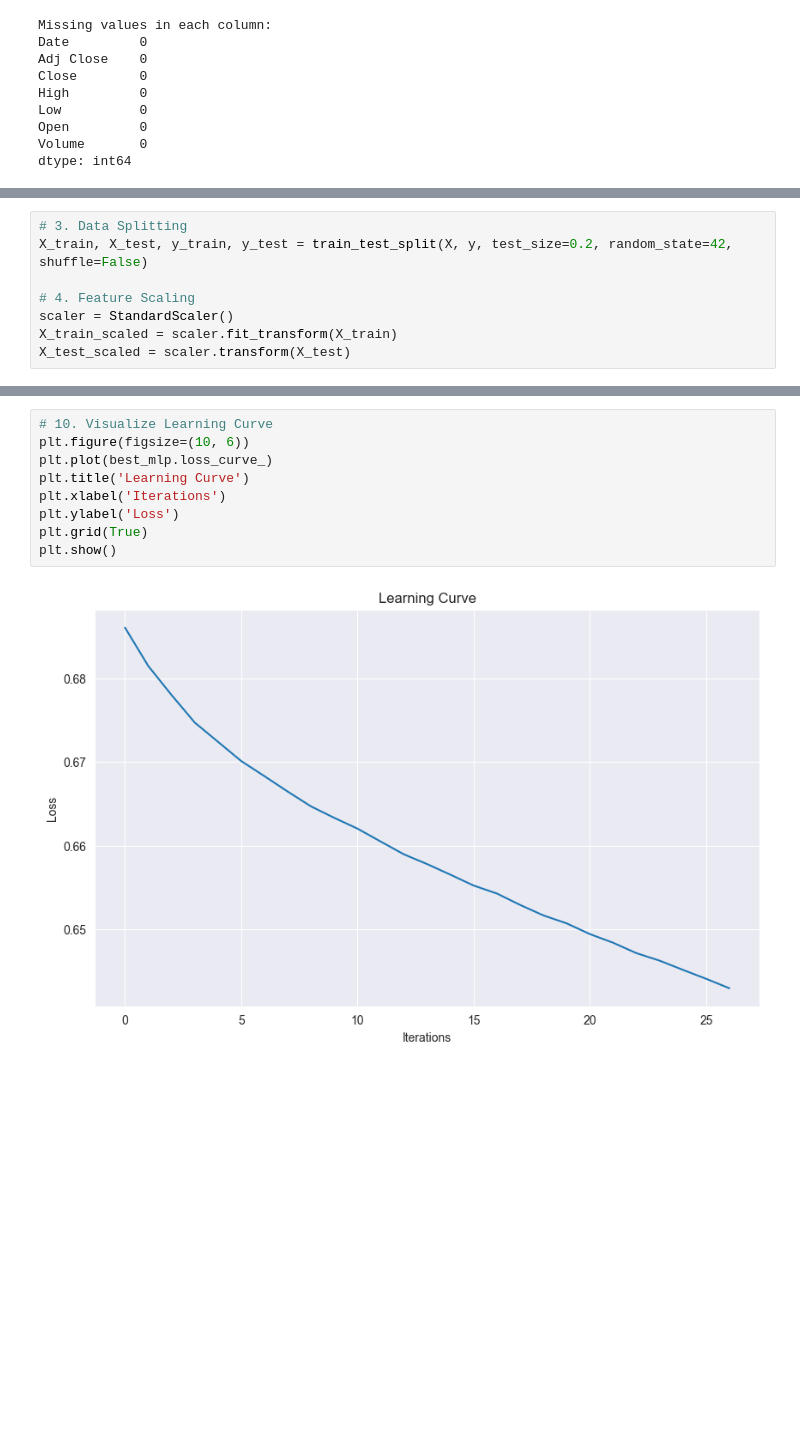
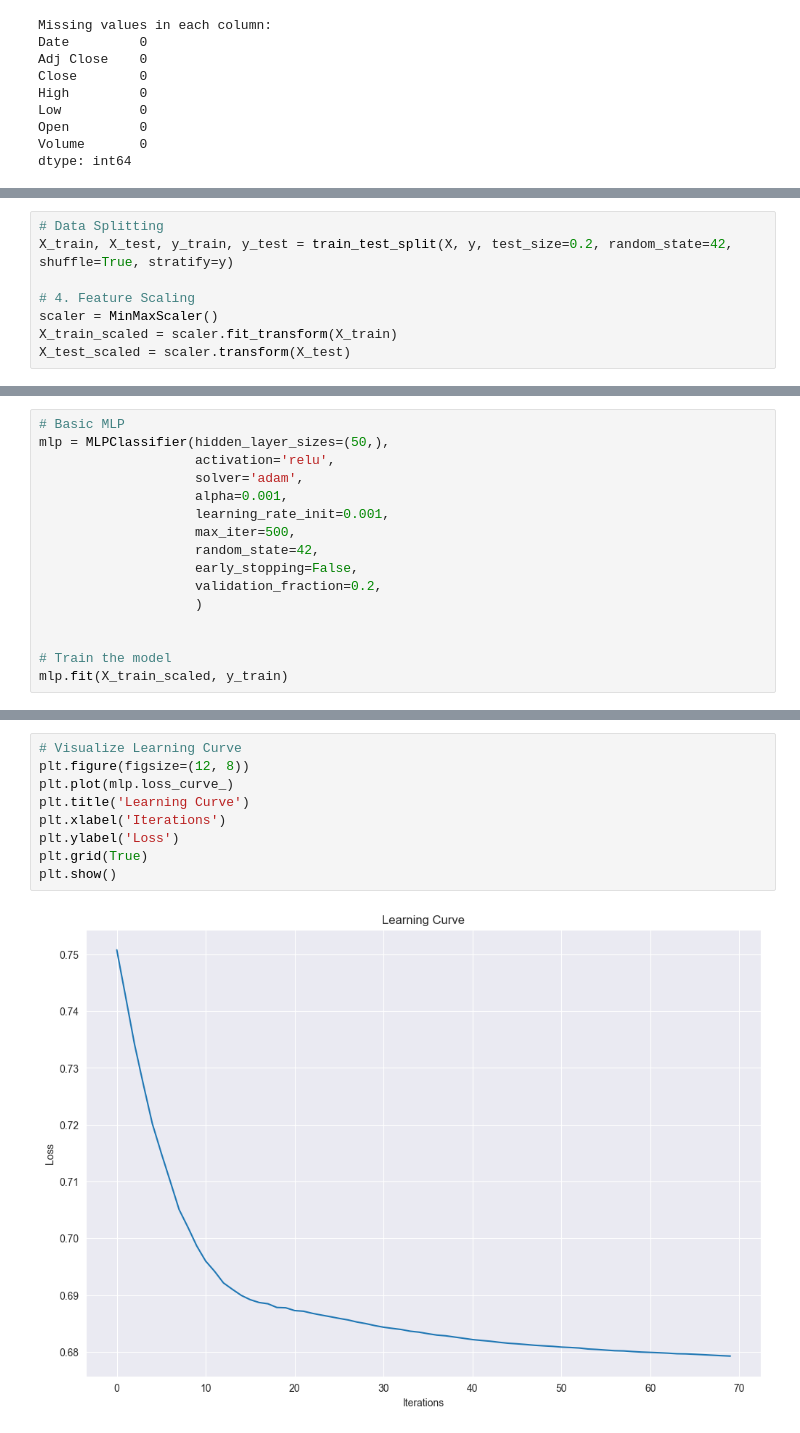
Before and after one commit to nm2re/ML_LAB, a Jupyter notebook: LAB7.ipynb, the cells around one changed output, grey strips where cells are left out. Drawn from its saved outputs; the diff is of its cells as text; blank space fills up the shorter version.

```diff
--- a/LAB7.ipynb
+++ b/LAB7.ipynb
@@ -76,10 +75,10 @@ features = ['Open', 'High', 'Low', 'Close', 'Volume',
 X = df[features]
 y = df['Price_Direction']
 # %%
-# 3. Data Splitting
-X_train, X_test, y_train, y_test = train_test_split(X, y, test_size=0.2, random_state=42, shuffle=False)
+# Data Splitting
+X_train, X_test, y_train, y_test = train_test_split(X, y, test_size=0.2, random_state=42, shuffle=True, stratify=y)
 
 # 4. Feature Scaling
-scaler = StandardScaler()
+scaler = MinMaxScaler()
 X_train_scaled = scaler.fit_transform(X_train)
 X_test_scaled = scaler.transform(X_test)
@@ -104,0 +85,16 @@ MLPClassifier(batch_size=32, early_stopping=True, hidden_layer_sizes=(100, 50),
+# %%
+# Basic MLP
+mlp = MLPClassifier(hidden_layer_sizes=(50,),
+                    activation='relu',
+                    solver='adam',
+                    alpha=0.001,
+                    learning_rate_init=0.001,
+                    max_iter=500,
+                    random_state=42,
+                    early_stopping=False,
+                    validation_fraction=0.2,
+                    )
+
+
+# Train the model
+mlp.fit(X_train_scaled, y_train)
@@ -201,12 +217,12 @@ plt.show()
 # %%
-# 10. Visualize Learning Curve
-plt.figure(figsize=(10, 6))
-plt.plot(best_mlp.loss_curve_)
+# Visualize Learning Curve
+plt.figure(figsize=(12, 8))
+plt.plot(mlp.loss_curve_)
 plt.title('Learning Curve')
 plt.xlabel('Iterations')
 plt.ylabel('Loss')
 plt.grid(True)
 plt.show()
 # %% [output]
-[figure, old version]
+[figure, new version]
 # %%
```
Also changed, not shown: parts of 8 cells of this notebook.
